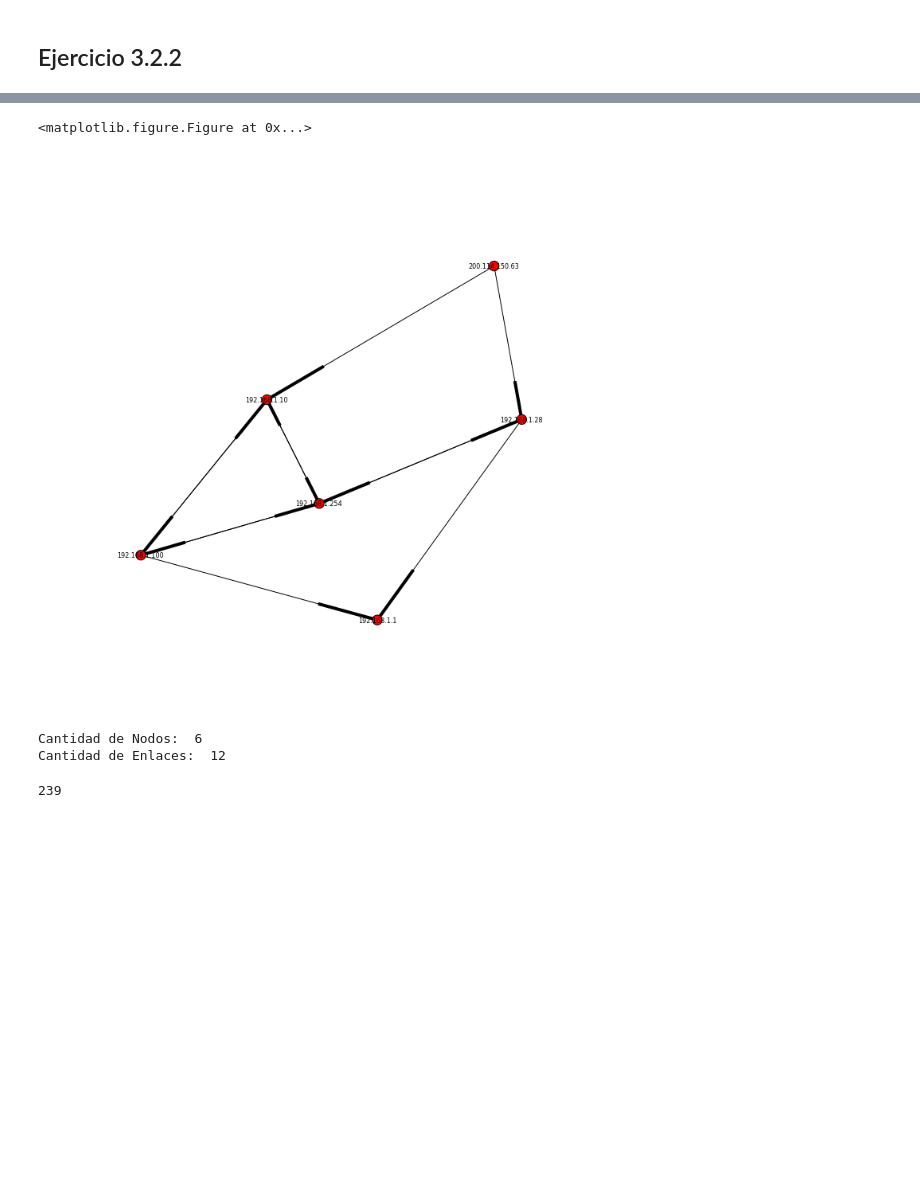
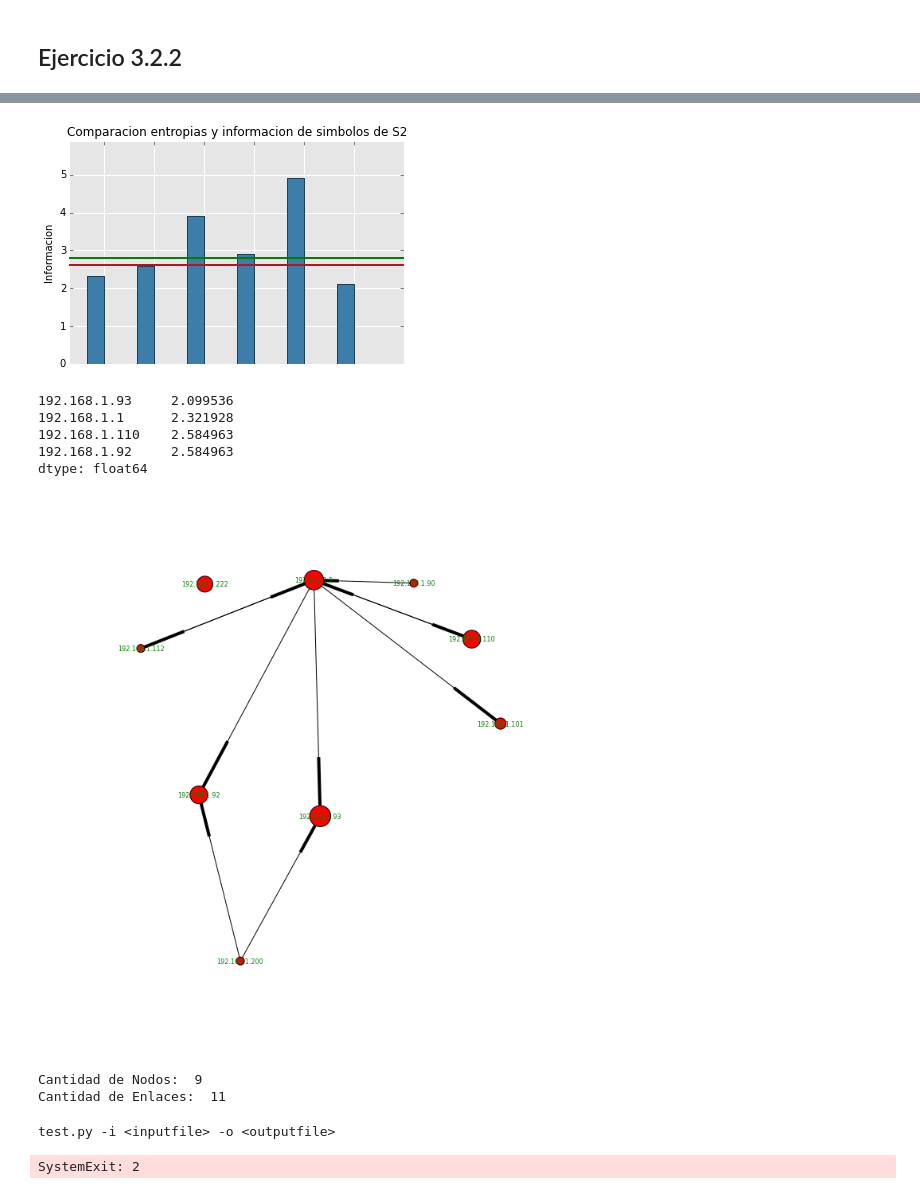
Before and after one commit to calasius/redes, a Jupyter notebook: cgauna/pruebas-scapy.ipynb, the cells around one changed output, grey strips where cells are left out. Saved outputs shown, nothing was run; the diff lists cells and outputs as text; code cells hidden in the pictures; blank space fills up the shorter version.

```diff
--- a/cgauna/pruebas-scapy.ipynb
+++ b/cgauna/pruebas-scapy.ipynb
@@ -32,22 +85,44 @@ graficar_comparacion_simbolos_entropia(fuente_s2)
-# %%
-import pylab
-A, etiquetas = crear_grafo(who_has_packages, fuente_s2.value_counts())
-plt.figure(2)
-plt.figure(3,figsize=(12,12))
-
-pos=nx.spring_layout(A)
-nx.draw_networkx_labels(A,pos,etiquetas,node_size=60,font_size=8)
-nx.draw(A,pos,node_size=150,font_size=8)
-pylab.show()
-
-print "Cantidad de Nodos: ", A.number_of_nodes()
-print "Cantidad de Enlaces: ", A.number_of_edges()
-# %% [output]
-<matplotlib.figure.Figure at 0x...>
-[figure, removed]
-Cantidad de Nodos:  6
-Cantidad de Enlaces:  12
-# %%
-len(who_has_packages)
-# %% [output]
-239
+# %%
+titulo = "Comparacion entropias y informacion de simbolos de S2"
+graficar_comparacion_simbolos_entropia_agrupados(fuente_s2, titulo)
+nodos_distinguidos(fuente_s2)
+# %% [output]
+[figure, added]
+192.168.1.93     2.099536
+192.168.1.1      2.321928
+192.168.1.110    2.584963
+192.168.1.92     2.584963
+dtype: float64
+# %%
+import pylab
+A = crear_grafo_cmin(packages)
+print "Cantidad de Nodos: ", A.number_of_nodes()
+print "Cantidad de Enlaces: ", A.number_of_edges()
+# %% [output]
+[figure, added]
+Cantidad de Nodos:  9
+Cantidad de Enlaces:  11
+# %%
+import sys, getopt
+
+argv = sys.argv[1:]
+inputfile = ''
+outputfile = ''
+try:
+    opts, args = getopt.getopt(argv,"hi:o:",["ifile=","ofile="])
+except getopt.GetoptError:
+    print 'test.py -i <inputfile> -o <outputfile>'
+    sys.exit(2)
+for opt, arg in opts:
+    if opt == '-h':
+        print 'test.py -i <inputfile> -o <outputfile>'
+        sys.exit()
+    elif opt in ("-i", "--ifile"):
+        inputfile = arg
+    elif opt in ("-o", "--ofile"):
+        outputfile = arg
+print 'Input file is "', inputfile
+print 'Output file is "', outputfile
+# %% [output]
+test.py -i <inputfile> -o <outputfile>
+SystemExit: 2
```
Also changed, not shown: parts of 6 cells of this notebook, 7 other files.
